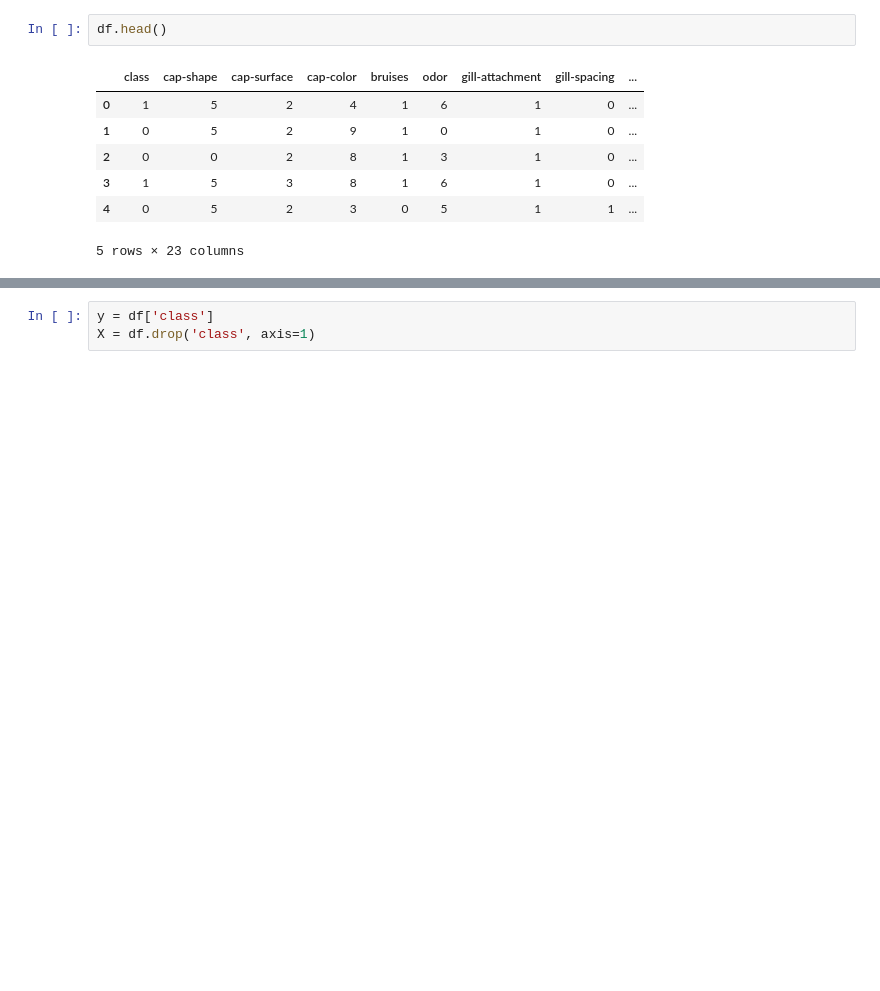
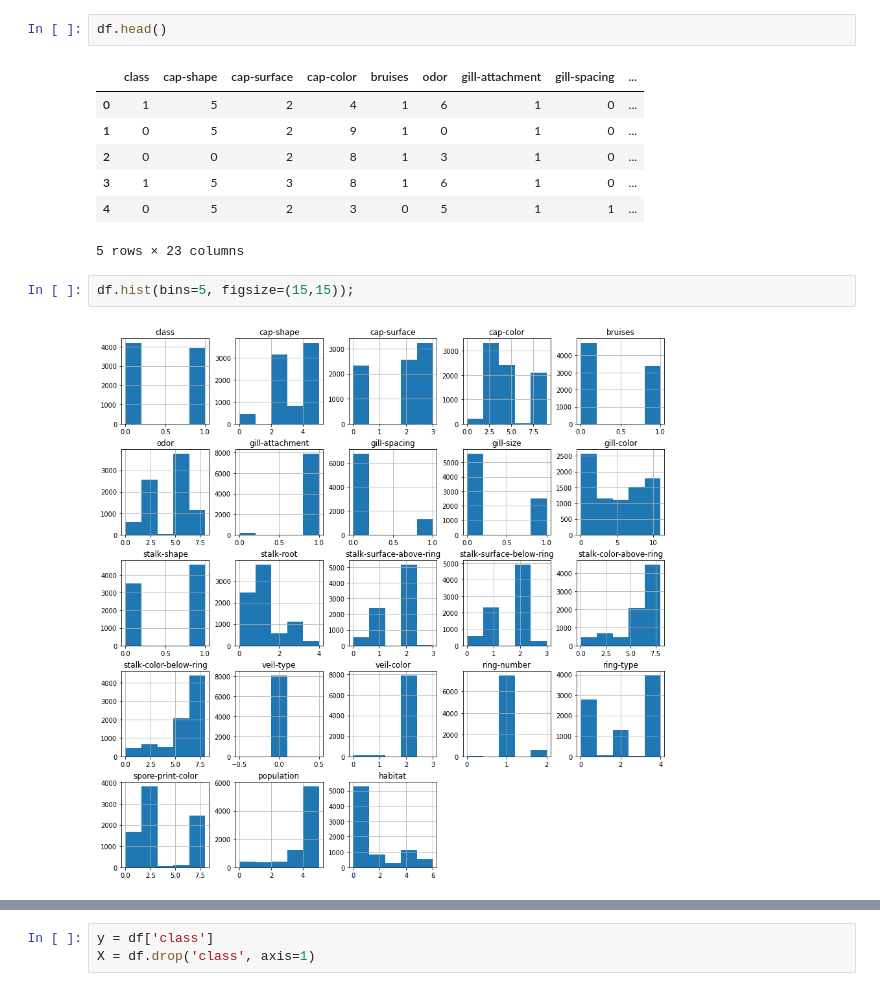
Before and after one commit to GalKoaz/Final-assignment, a Jupyter notebook: Classification.ipynb, the cells around one changed output, grey strips where cells are left out. Cells and saved outputs as stored; diff of their text form; blank space fills up the shorter version.

```diff
--- a/Classification.ipynb
+++ b/Classification.ipynb
@@ -135,3 +157,7 @@ df.head()
 | 3 | 1 | 5 | 3 | 8 | 1 | 6 | 1 | 0 | ... |
 | 4 | 0 | 5 | 2 | 3 | 0 | 5 | 1 | 1 | ... |
 5 rows × 23 columns
+# %%
+df.hist(bins=5, figsize=(15,15));
+# %% [output]
+[figure, added]
```
Also changed, not shown: parts of 9 cells of this notebook.
